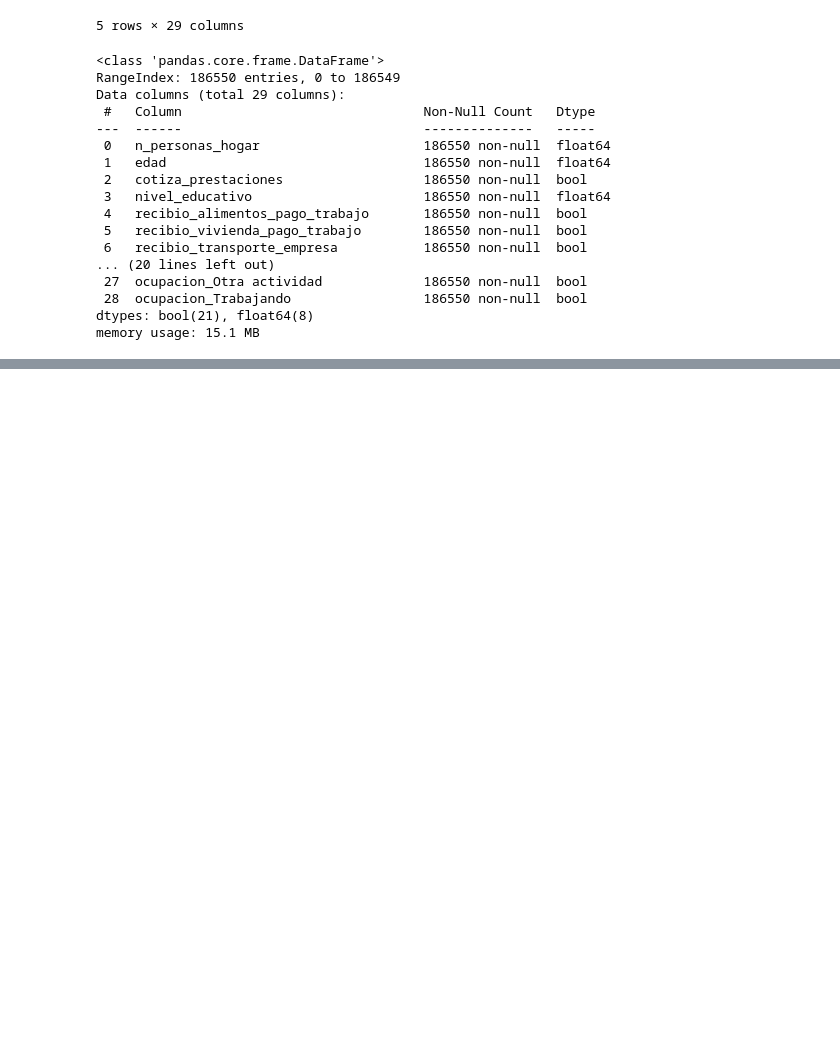
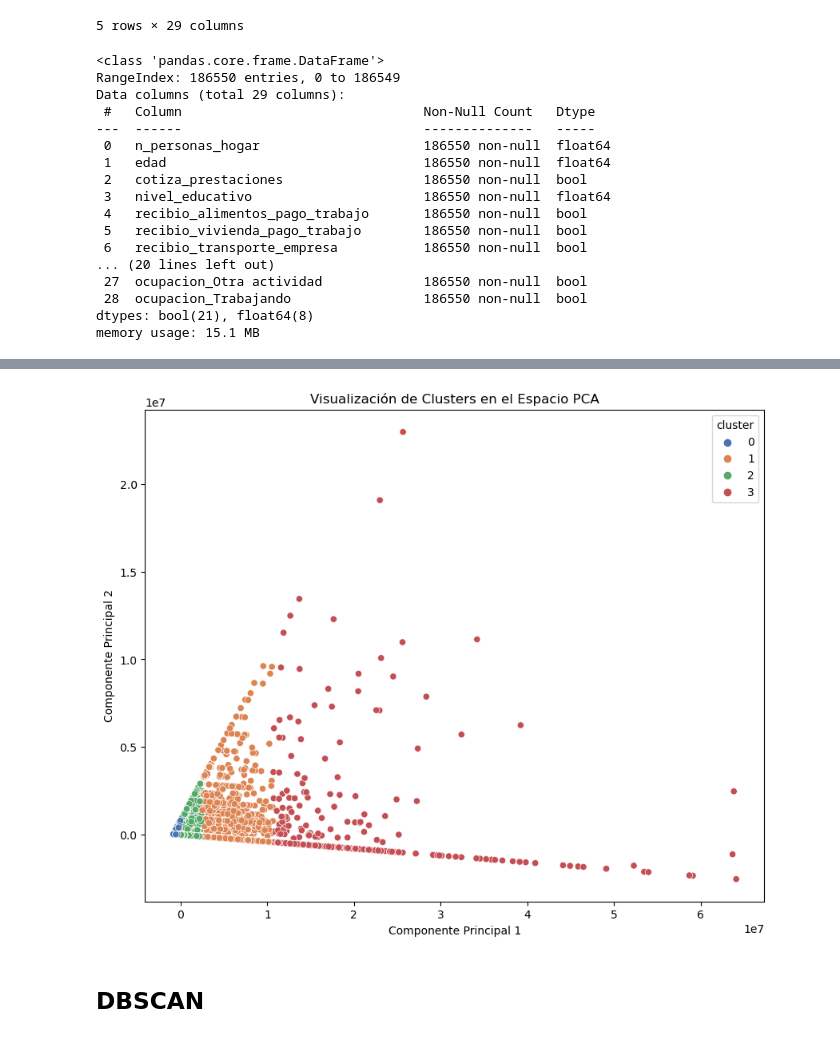
Before and after one commit to camilaleniss/miad-g8-project, a Jupyter notebook: notebooks/Modelos.ipynb, the cells around one changed output, grey strips where cells are left out. Drawn from its saved outputs; the diff is of its cells as text; code cells hidden in the pictures; blank space fills up the shorter version.

```diff
--- a/notebooks/Modelos.ipynb
+++ b/notebooks/Modelos.ipynb
@@ -142,0 +220,22 @@ memory usage: 15.1 MB
+# %%
+df_pca = pd.DataFrame(X_pca, columns=['PC1', 'PC2'])
+# %%
+num_clusters = 4
+
+# Aplicar K-Means
+kmeans = KMeans(n_clusters=num_clusters, random_state=10101, n_init=10)
+kmeans.fit_predict(df_pca)
+
+df_pca['cluster'] = kmeans.labels_
+
+# Visualizar los clusters formados
+plt.figure(figsize=(10, 8))
+sns.scatterplot(x='PC1', y='PC2', hue='cluster', data=df_pca, palette='deep')
+plt.title('Visualización de Clusters en el Espacio PCA')
+plt.xlabel('Componente Principal 1')
+plt.ylabel('Componente Principal 2')
+plt.show()
+# %% [output]
+[figure, added]
+# %% [markdown]
+## DBSCAN
```
Also changed, not shown: parts of 10 cells of this notebook.
